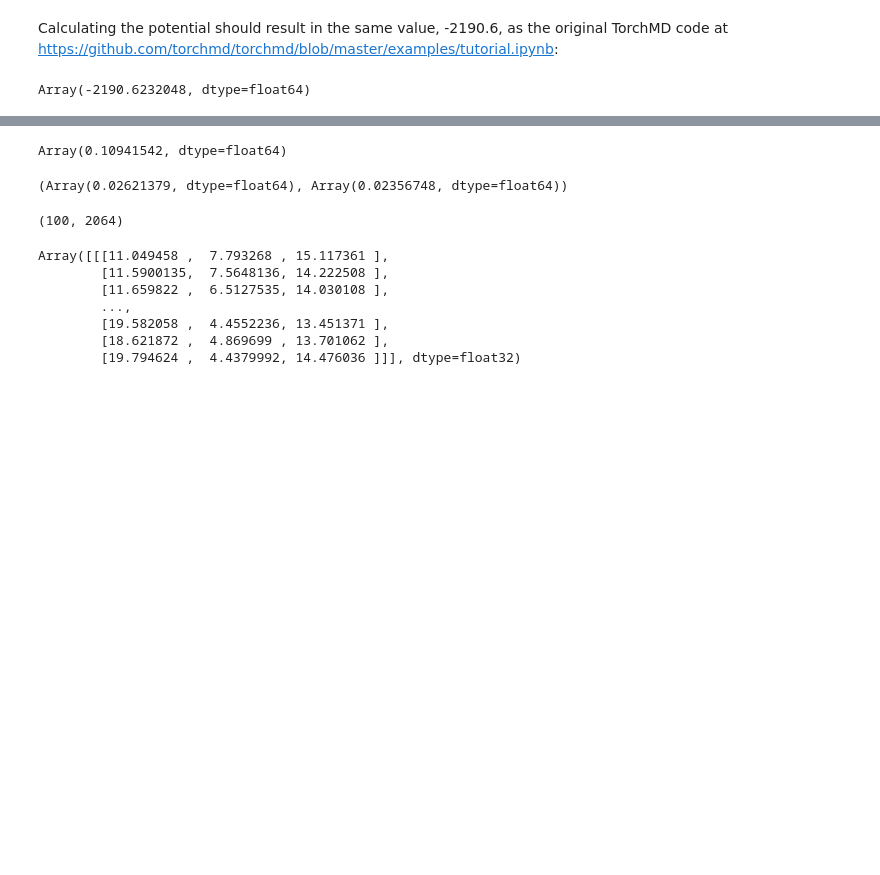
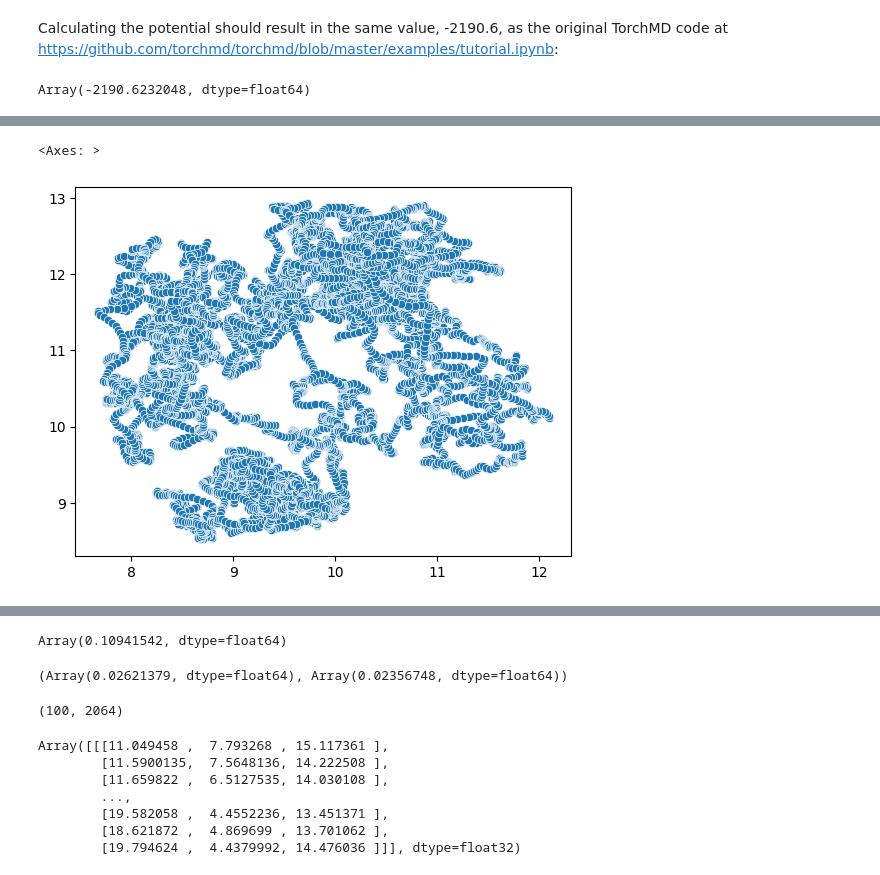
Before and after one commit to reubenharry/jax-md, a Jupyter notebook: notebooks/ad_mclmc.ipynb, the cells around one changed output, grey strips where cells are left out. Saved outputs shown, nothing was run; the diff lists cells and outputs as text; code cells hidden in the pictures; blank space fills up the shorter version.

```diff
--- a/notebooks/ad_mclmc.ipynb
+++ b/notebooks/ad_mclmc.ipynb
@@ -86,5 +157,8 @@ samples, energy, L, eps = sampler.sample(chain_length, num_chains, output= 'deta
 # %%
-# import seaborn as sns
-# samples.shape
-# sns.scatterplot(x=samples[::1, 0], y=samples[::1, 1])
+import seaborn as sns
+samples
+sns.scatterplot(x=samples[::1, 0], y=samples[::1, 1])
+# %% [output]
+<Axes: >
+[figure, added]
 # %%
```
Also changed, not shown: parts of 24 cells of this notebook, 3 other files.
